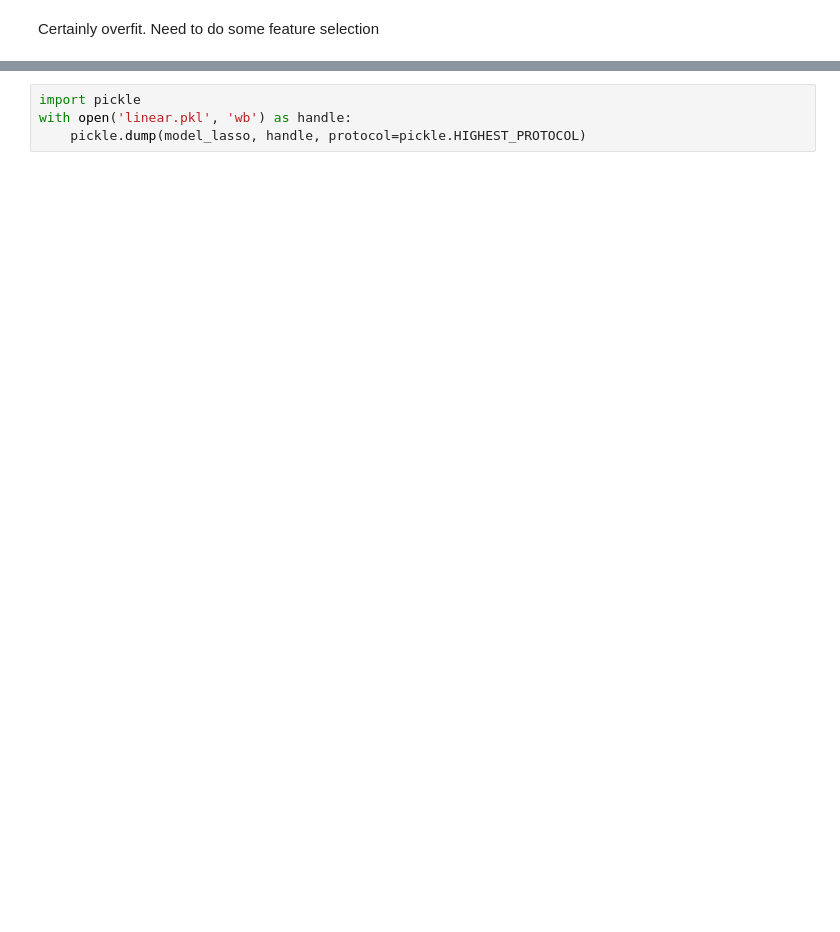
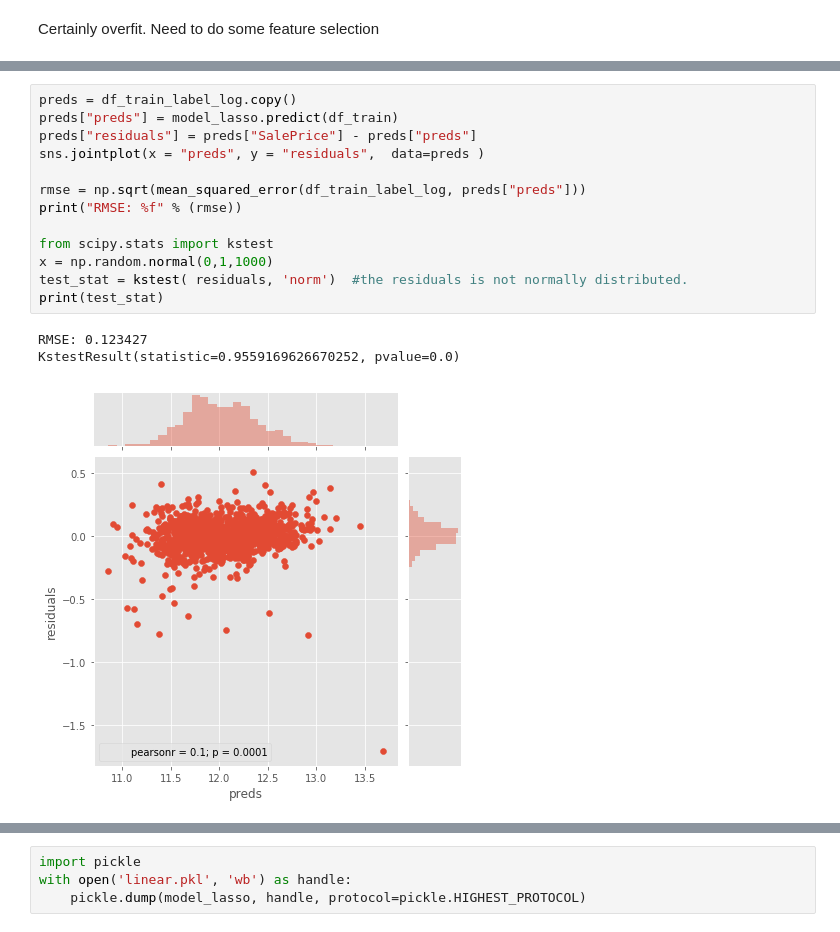
Before and after one commit to richiebui/4sigma, a Jupyter notebook: Hueyling/Kaggle_House_Price/linear_regression.ipynb, the cells around one changed output, grey strips where cells are left out. Drawn from its saved outputs; the diff is of its cells as text; blank space fills up the shorter version.

```diff
--- a/Hueyling/Kaggle_House_Price/linear_regression.ipynb
+++ b/Hueyling/Kaggle_House_Price/linear_regression.ipynb
@@ -144 +100,18 @@ plt.show()
+# %%
+preds = df_train_label_log.copy()
+preds["preds"] = model_lasso.predict(df_train)
+preds["residuals"] = preds["SalePrice"] - preds["preds"]
+sns.jointplot(x = "preds", y = "residuals",  data=preds )
+
+rmse = np.sqrt(mean_squared_error(df_train_label_log, preds["preds"]))
+print("RMSE: %f" % (rmse))
+
+from scipy.stats import kstest
+x = np.random.normal(0,1,1000)
+test_stat = kstest( residuals, 'norm')  #the residuals is not normally distributed.
+print(test_stat)
+# %% [output]
+RMSE: 0.123427
+KstestResult(statistic=0.9559169626670252, pvalue=0.0)
+[figure, added]
 # %%
```
Also changed, not shown: parts of 9 cells of this notebook, 2 other files.
